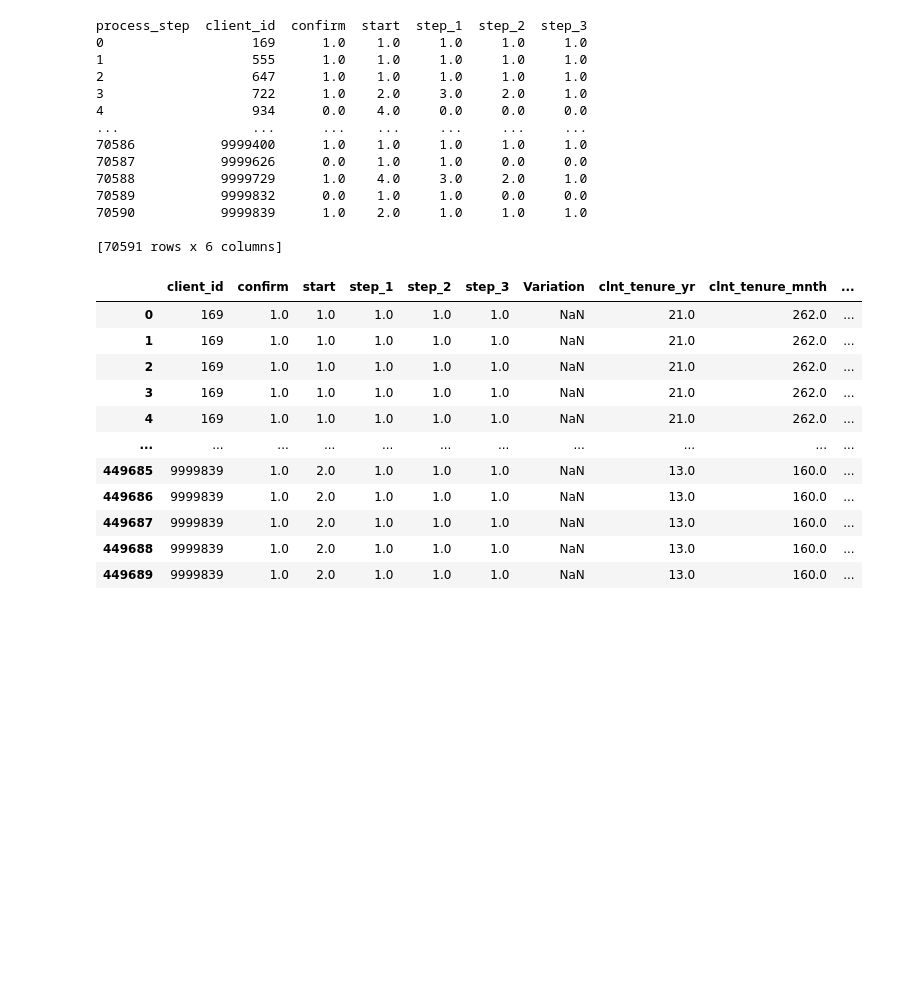
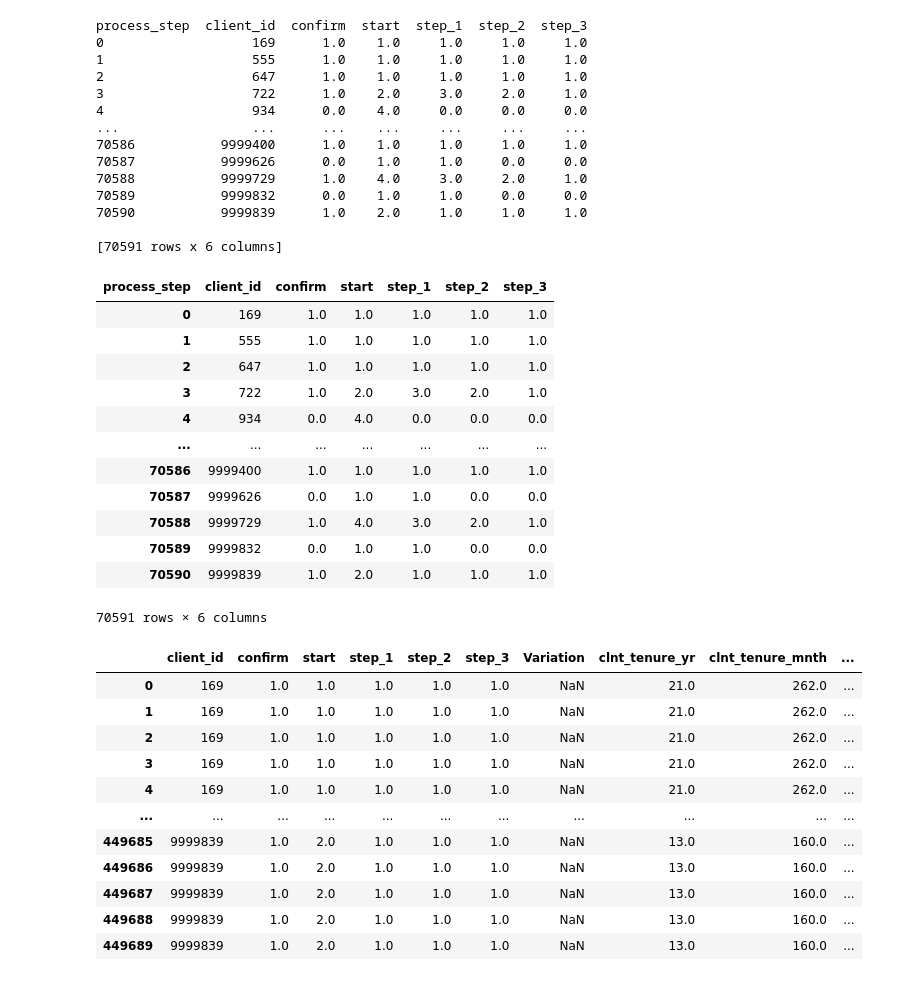
Before and after one commit to pmarquespt/Proj_5_Group_6_pat_gui, a Jupyter notebook: analysis and visualization/2_working data_base.ipynb, the cells around one changed output. Drawn from its saved outputs; the diff is of its cells as text; code cells hidden in the pictures; blank space fills up the shorter version.

```diff
--- a/analysis and visualization/2_working data_base.ipynb
+++ b/analysis and visualization/2_working data_base.ipynb
@@ -322,6 +314,22 @@ process_step  client_id  confirm  start  step_1  step_2  step_3
 70590           9999839      1.0    2.0     1.0     1.0     1.0
 
 [70591 rows x 6 columns]
+# %%
+new_df_s
+# %% [output]
+| process_step | client_id | confirm | start | step_1 | step_2 | step_3 |
+| 0 | 169 | 1.0 | 1.0 | 1.0 | 1.0 | 1.0 |
+| 1 | 555 | 1.0 | 1.0 | 1.0 | 1.0 | 1.0 |
+| 2 | 647 | 1.0 | 1.0 | 1.0 | 1.0 | 1.0 |
+| 3 | 722 | 1.0 | 2.0 | 3.0 | 2.0 | 1.0 |
+| 4 | 934 | 0.0 | 4.0 | 0.0 | 0.0 | 0.0 |
+| ... | ... | ... | ... | ... | ... | ... |
+| 70586 | 9999400 | 1.0 | 1.0 | 1.0 | 1.0 | 1.0 |
+| 70587 | 9999626 | 0.0 | 1.0 | 1.0 | 0.0 | 0.0 |
+| 70588 | 9999729 | 1.0 | 4.0 | 3.0 | 2.0 | 1.0 |
+| 70589 | 9999832 | 0.0 | 1.0 | 1.0 | 0.0 | 0.0 |
+| 70590 | 9999839 | 1.0 | 2.0 | 1.0 | 1.0 | 1.0 |
+70591 rows × 6 columns
 # %%
 new_df_merged = pd.merge(new_df_s, df, on='client_id', how='left')
 new_df_merged
```
Also changed, not shown: parts of 2 cells of this notebook, 12 other files.
